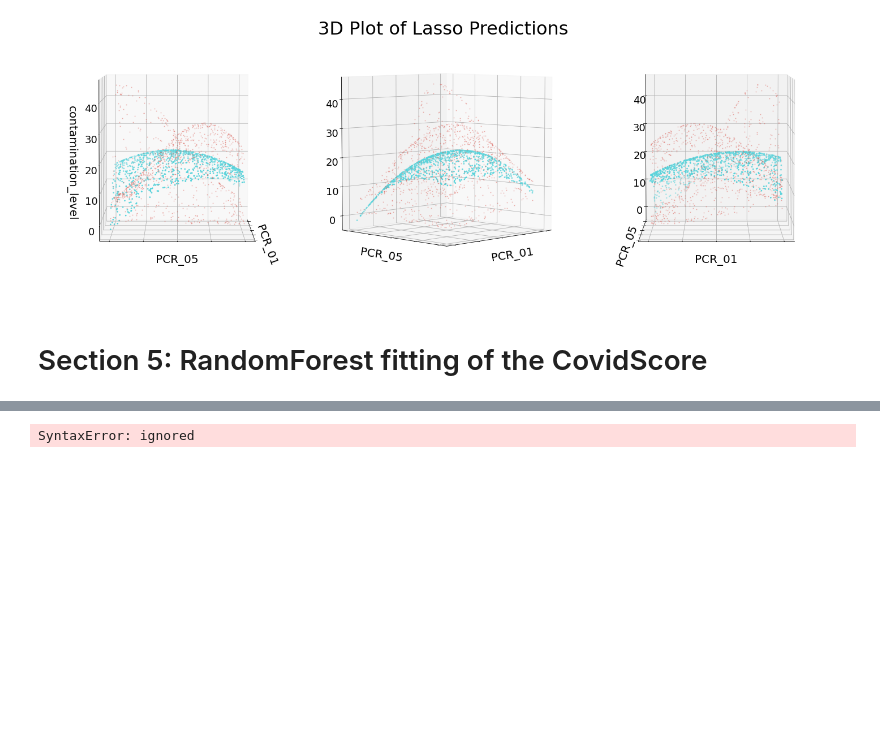
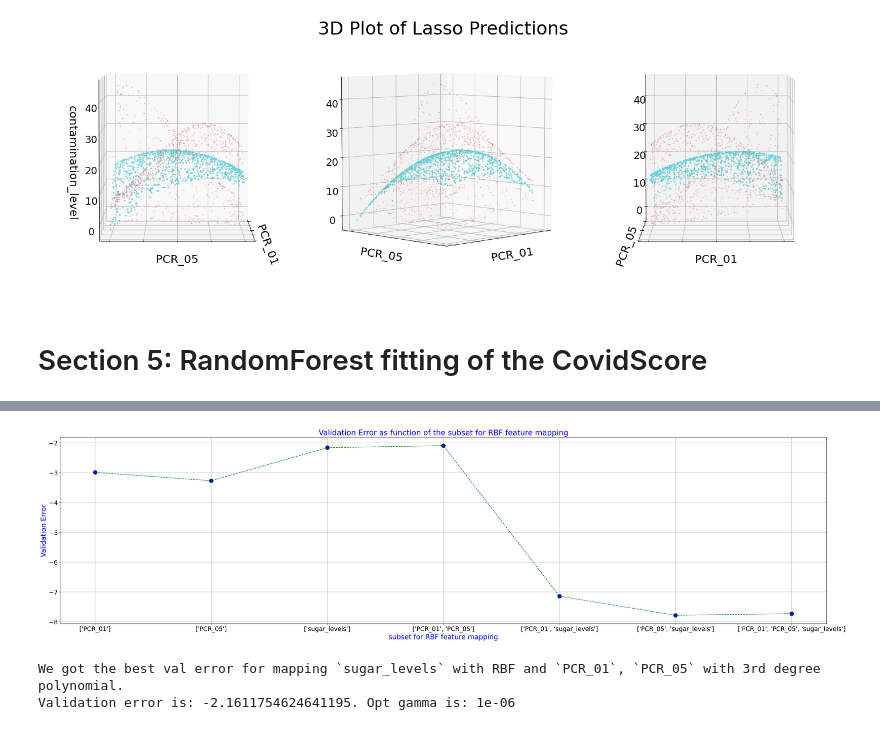
Before and after one commit to Ofir-Manor/Long3, a Jupyter notebook: 316084623-311288203.ipynb, the cells around one changed output, grey strips where cells are left out. Cells and saved outputs as stored; diff of their text form; code cells hidden in the pictures; blank space fills up the shorter version.

```diff
--- a/316084623-311288203.ipynb
+++ b/316084623-311288203.ipynb
@@ -656,28 +716,44 @@ for i, feat in enumerate(columns):
+# %%
+y = [val["val_score"] for val in logs.values()]
+x = list(logs.keys())
+plt.figure(figsize=(40,10), dpi=150)
+plt.plot(x, y, color='green', linestyle='dashed', linewidth = 1.5,
+         marker='o', markerfacecolor='blue', markersize=12)
+plt.grid(True, 'major')
+plt.xlabel('subset for RBF feature mapping', color='blue')\
+# naming the y axis:
+plt.ylabel('Validation Error', color='blue')
+# giving a title to my graph:
+plt.title('Validation Error as function of the subset for RBF feature mapping', color='blue');
+# %% [output]
+[figure, added]
+# %%
+print(f"We got the best val error for mapping `sugar_levels` with RBF and `PCR_01`, `PCR_05` with 3rd degree polynomial.")
+err = logs["['sugar_levels']"]["val_score"]
+gamma = logs["['sugar_levels']"]["opt_gamma"]
+print(f"Validation error is: {err}. Opt gamma is: {gamma}")
+# %% [output]
+We got the best val error for mapping `sugar_levels` with RBF and `PCR_01`, `PCR_05` with 3rd degree polynomial.
+Validation error is: -2.1611754624641195. Opt gamma is: 1e-06
 # %%
-#@title Discover which features we want for RBF mapping and which for polynomial mapping:
+#@title Find optimal gamma (`['PCR_01', 'PCR_05']` with `RBF`):
 
-
-#gamma_list = np.logspace(-3, 3, 49)
-gamma_list = np.logspace(-2, 2, 30)
-
+gamma_list = np.logspace(-7, 1, 32)
 mean_train_score = []
 mean_val_score = []
-
-RBF_feats = ['PCR_01', 'PCR_01']
-poly_2_feats = ['PCR_01', 'PCR_05', 'suger_levels']
-poly_3_feats = []
+RBF_feats = ['PCR_01', 'PCR_05']
+poly_3_feats = ['sugar_levels']
 
 for gamma in gamma_list:
     # feture mapping:
     col_trans = ColumnTransformer(
         [("RBF_feature_mapping", RBFSampler(gamma=gamma, random_state=random_state), RBF_feats),
-        ("Polynomial_2nd_mapping", PolynomialFeatures(degree=2), poly_2_feats),
-        ("Polynomial_3rd_mapping", PolynomialFeatures(degree=3), poly_3_feats)])
+        ("Polynomial_3nd_mapping", PolynomialFeatures(degree=3), poly_3_feats)])
 
     # create the pipe:
-    cur_pipe = Pipeline(steps=[('normalization', StandardScaler()),
-                               ('feature_mapping', col_trans),
-                               ('RandomForests', RandomForestRegressor())])
+    cur_pipe = Pipeline(steps=[('feature_mapping', col_trans),
+                               ('Random Forest', RandomForestRegressor())])
+
     #do Cross-Validation:
     cv_random_forests_scores = cross_validate(cur_pipe,
                                               train_cpy_X,
@@ -688,6 +764,6 @@ for gamma in gamma_list:
     # get scores of that iteration:
     mean_train_score = np.append(mean_train_score, np.mean(cv_random_forests_scores['train_score']))
     mean_val_score = np.append(mean_val_score, np.mean(cv_random_forests_scores['test_score']))
+dummy_mean_train = np.full(shape=mean_train_score.shape, fill_value = dummy_redr_train_loss)
+dummy_mean_val = np.full(shape=mean_val_score.shape, fill_value = dummy_redr_val_loss)
-# %% [output]
-SyntaxError: ignored
 # %%
```
Also changed, not shown: parts of 15 cells of this notebook.
